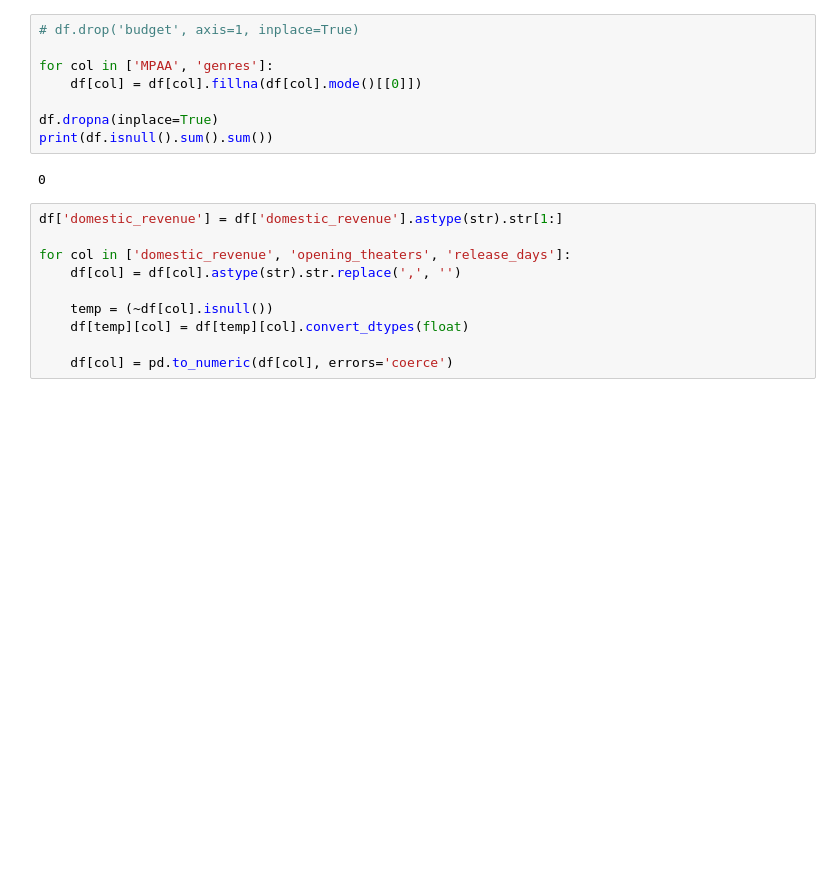
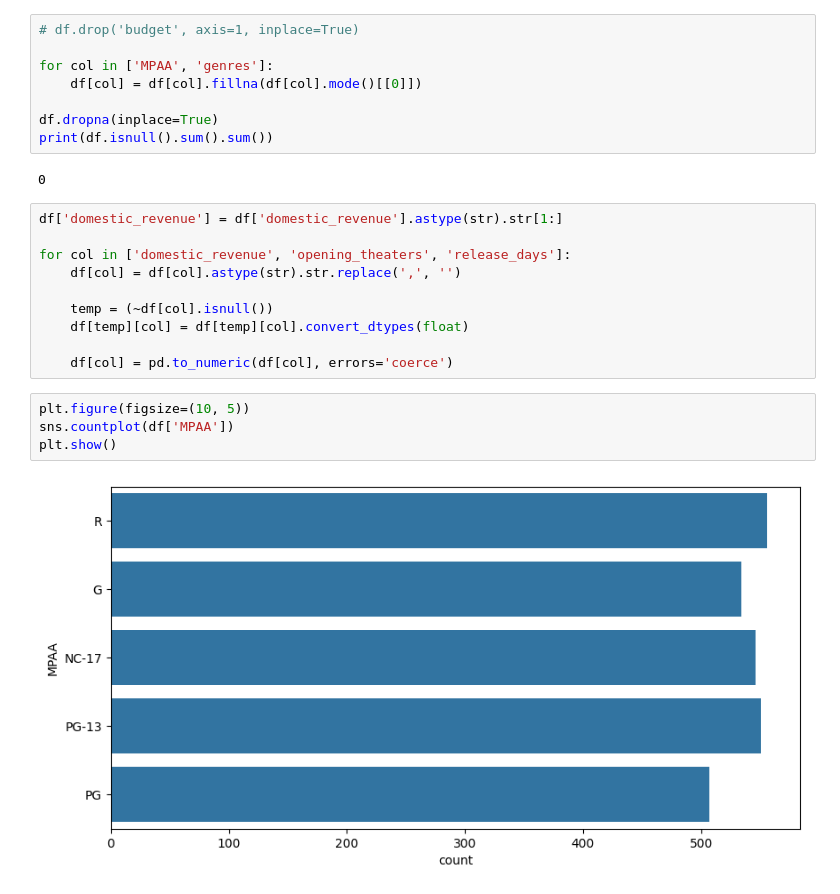
Before and after one commit to nevilleajim/machine_learning_projects, a Jupyter notebook: box_office_revenue.ipynb, the cells around one changed output. Drawn from its saved outputs; the diff is of its cells as text; blank space fills up the shorter version.

Commit message:
Data visualization

```diff
--- a/box_office_revenue.ipynb
+++ b/box_office_revenue.ipynb
@@ -90,3 +90,9 @@ for col in ['domestic_revenue', 'opening_theaters', 'release_days']:
     df[temp][col] = df[temp][col].convert_dtypes(float)
 
     df[col] = pd.to_numeric(df[col], errors='coerce')
+# %%
+plt.figure(figsize=(10, 5))
+sns.countplot(df['MPAA'])
+plt.show()
+# %% [output]
+[figure, added]
```
Also changed, not shown: parts of 5 cells of this notebook.
